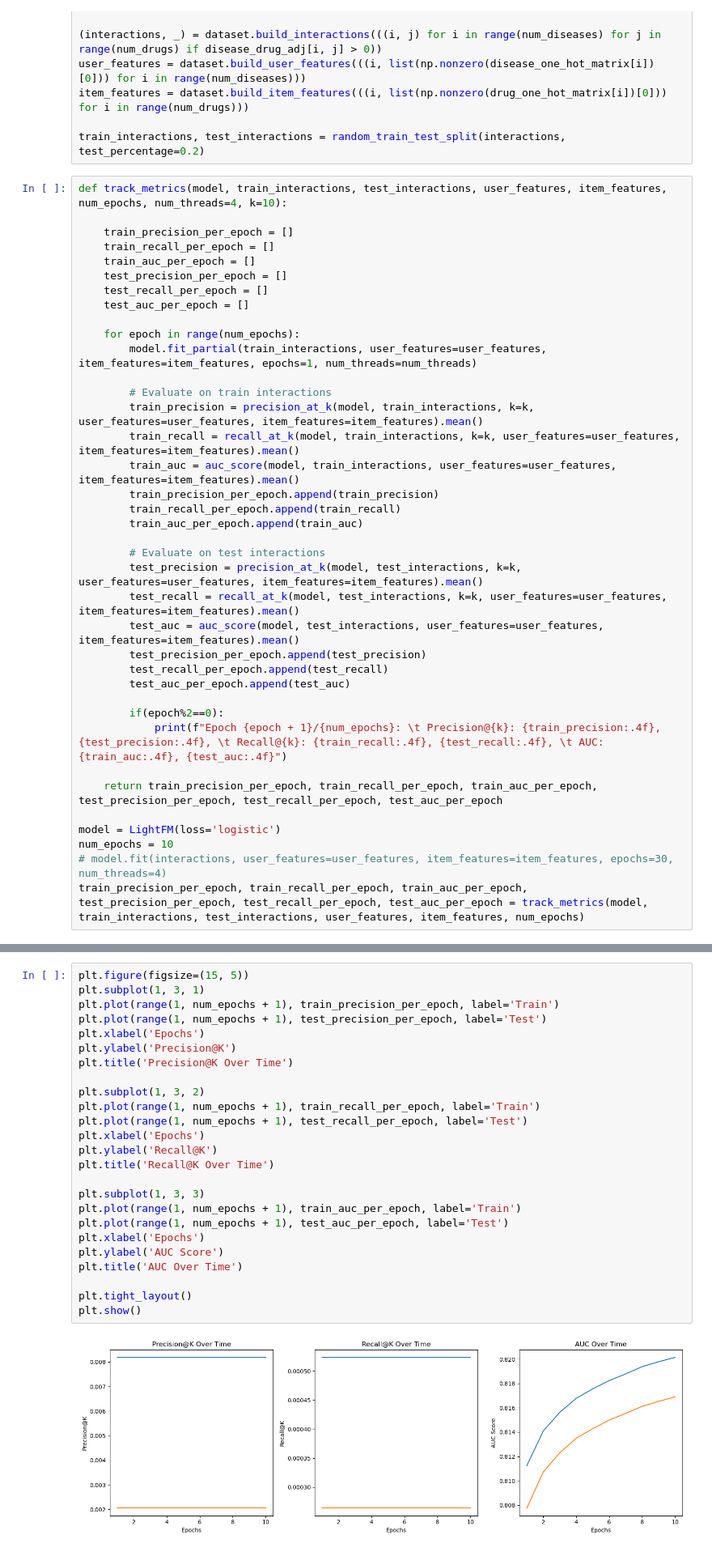
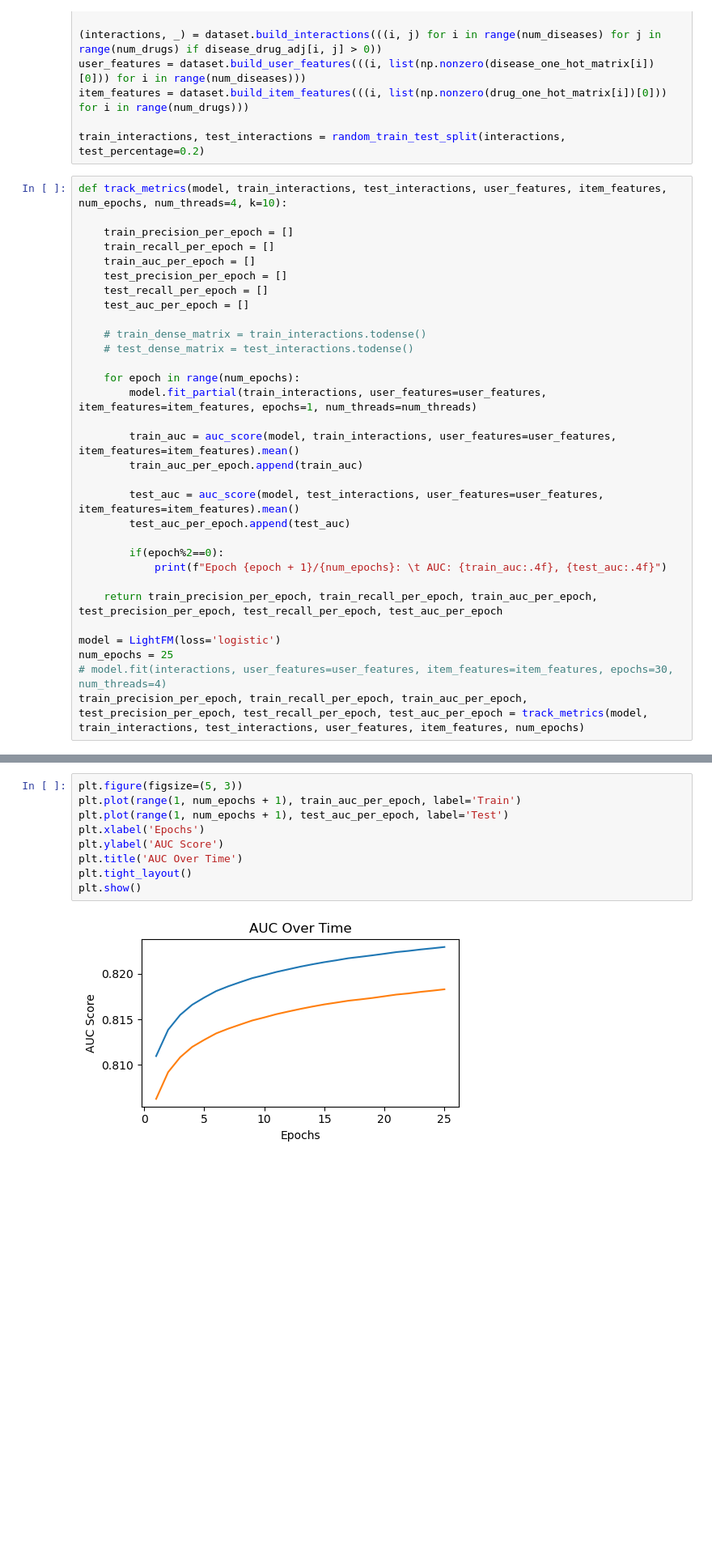
Before and after one commit to kushagragarwal2443/Drug_Repurposing_GNN, a Jupyter notebook: code/matrix_factorization.ipynb, the cells around one changed output, grey strips where cells are left out. Shown at 81% size. Saved outputs shown, nothing was run; the diff lists cells and outputs as text; blank space fills up the shorter version.

```diff
--- a/code/matrix_factorization.ipynb
+++ b/code/matrix_factorization.ipynb
@@ -165,32 +165,25 @@ def track_metrics(model, train_interactions, test_interactions, user_features, i
     test_recall_per_epoch = []
     test_auc_per_epoch = []
 
+    # train_dense_matrix = train_interactions.todense()
+    # test_dense_matrix = test_interactions.todense()
+
     for epoch in range(num_epochs):
         model.fit_partial(train_interactions, user_features=user_features, item_features=item_features, epochs=1, num_threads=num_threads)
 
-        # Evaluate on train interactions
-        train_precision = precision_at_k(model, train_interactions, k=k, user_features=user_features, item_features=item_features).mean()
-        train_recall = recall_at_k(model, train_interactions, k=k, user_features=user_features, item_features=item_features).mean()
         train_auc = auc_score(model, train_interactions, user_features=user_features, item_features=item_features).mean()
-        train_precision_per_epoch.append(train_precision)
-        train_recall_per_epoch.append(train_recall)
         train_auc_per_epoch.append(train_auc)
 
-        # Evaluate on test interactions
-        test_precision = precision_at_k(model, test_interactions, k=k, user_features=user_features, item_features=item_features).mean()
-        test_recall = recall_at_k(model, test_interactions, k=k, user_features=user_features, item_features=item_features).mean()
         test_auc = auc_score(model, test_interactions, user_features=user_features, item_features=item_features).mean()
-        test_precision_per_epoch.append(test_precision)
-        test_recall_per_epoch.append(test_recall)
         test_auc_per_epoch.append(test_auc)
 
         if(epoch%2==0):
-            print(f"Epoch {epoch + 1}/{num_epochs}: \t Precision@{k}: {train_precision:.4f}, {test_precision:.4f}, \t Recall@{k}: {train_recall:.4f}, {test_recall:.4f}, \t AUC: {train_auc:.4f}, {test_auc:.4f}")
+            print(f"Epoch {epoch + 1}/{num_epochs}: \t AUC: {train_auc:.4f}, {test_auc:.4f}")
 
     return train_precision_per_epoch, train_recall_per_epoch, train_auc_per_epoch, test_precision_per_epoch, test_recall_per_epoch, test_auc_per_epoch
 
 model = LightFM(loss='logistic')
-num_epochs = 10
+num_epochs = 25
 # model.fit(interactions, user_features=user_features, item_features=item_features, epochs=30, num_threads=4)
 train_precision_per_epoch, train_recall_per_epoch, train_auc_per_epoch, test_precision_per_epoch, test_recall_per_epoch, test_auc_per_epoch = track_metrics(model, train_interactions, test_interactions, user_features, item_features, num_epochs)
 # %% [output]
@@ -202,30 +203,14 @@ Epoch 9/10:      Precision@10: 0.0082, 0.0021,   Recall@10: 0.0005, 0.0003,
 # %%
-plt.figure(figsize=(15, 5))
-plt.subplot(1, 3, 1)
-plt.plot(range(1, num_epochs + 1), train_precision_per_epoch, label='Train')
-plt.plot(range(1, num_epochs + 1), test_precision_per_epoch, label='Test')
-plt.xlabel('Epochs')
-plt.ylabel('Precision@K')
-plt.title('Precision@K Over Time')
-
-plt.subplot(1, 3, 2)
-plt.plot(range(1, num_epochs + 1), train_recall_per_epoch, label='Train')
-plt.plot(range(1, num_epochs + 1), test_recall_per_epoch, label='Test')
-plt.xlabel('Epochs')
-plt.ylabel('Recall@K')
-plt.title('Recall@K Over Time')
-
-plt.subplot(1, 3, 3)
+plt.figure(figsize=(5, 3))
 plt.plot(range(1, num_epochs + 1), train_auc_per_epoch, label='Train')
 plt.plot(range(1, num_epochs + 1), test_auc_per_epoch, label='Test')
 plt.xlabel('Epochs')
 plt.ylabel('AUC Score')
 plt.title('AUC Over Time')
-
 plt.tight_layout()
 plt.show()
 # %% [output]
-[figure, old version]
+[figure, new version]
 # %%
 disease_map['D000086382']
 # %% [output]
```
Also changed, not shown: parts of 5 cells of this notebook, 3 other files.
